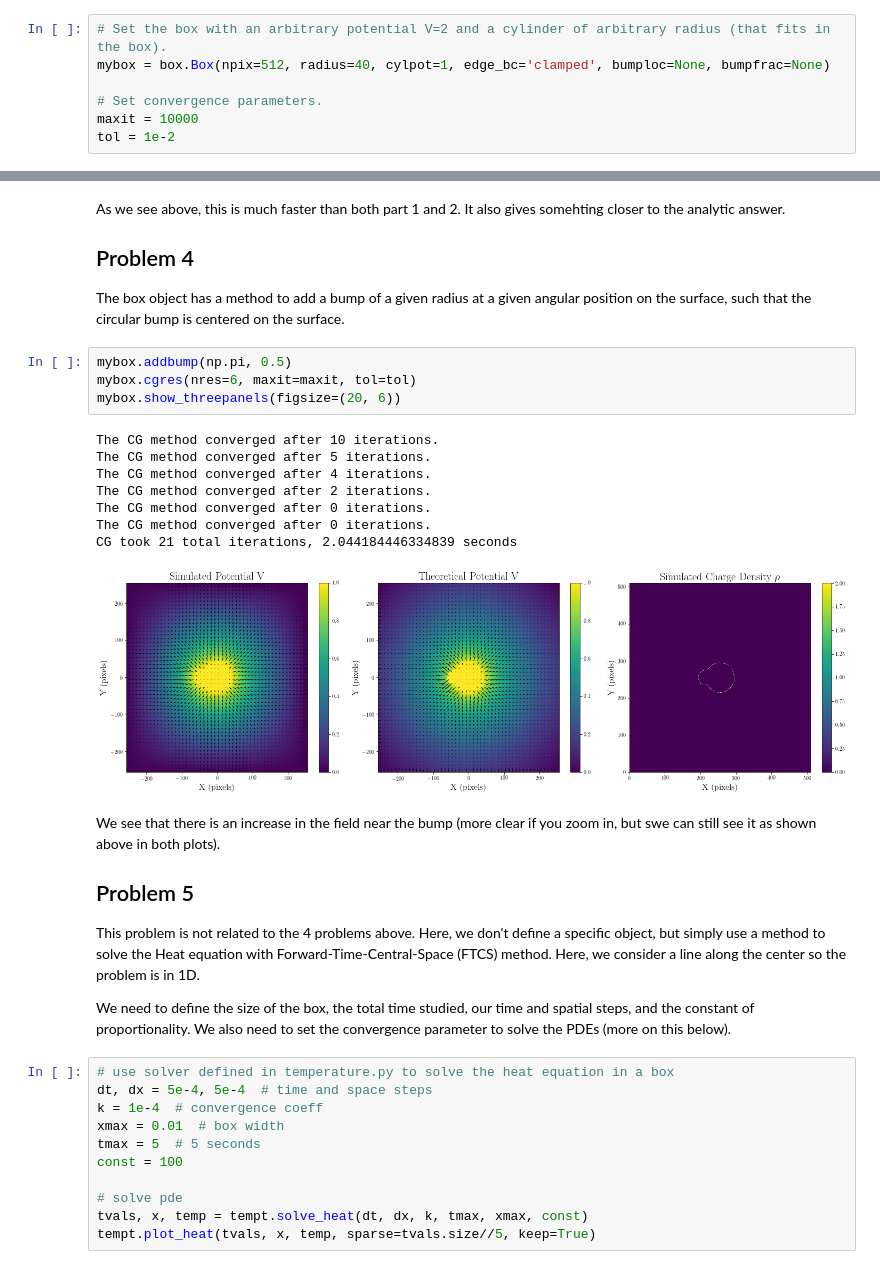
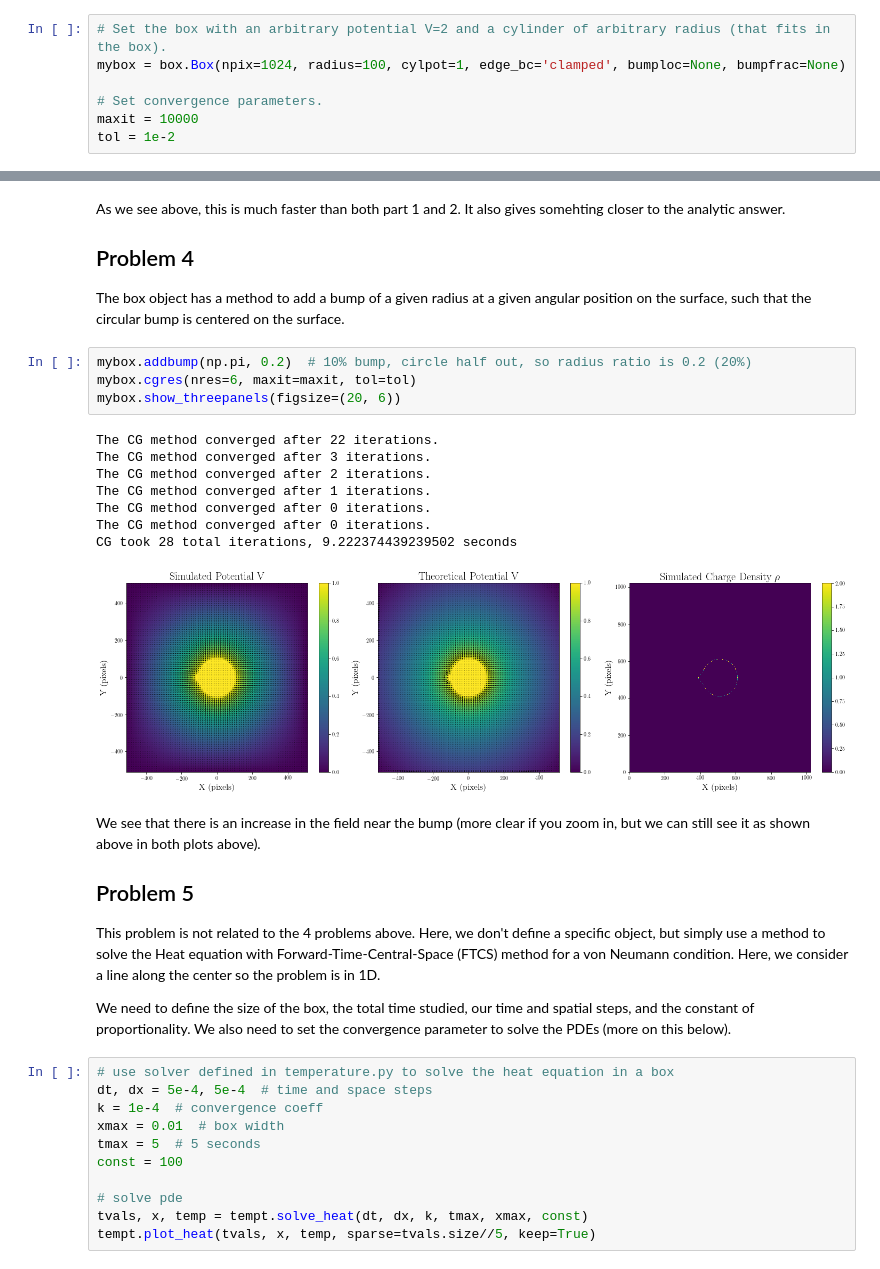
Before and after one commit to tomvandal/phys512, a Jupyter notebook: assignments/ps5/ps5.ipynb, the cells around one changed output, grey strips where cells are left out. Cells and saved outputs as stored; diff of their text form.

```diff
--- a/assignments/ps5/ps5.ipynb
+++ b/assignments/ps5/ps5.ipynb
@@ -14,6 +14,6 @@ We first initialize a box that we will use for problems 1 to 4. We can also set
 # %%
 # Set the box with an arbitrary potential V=2 and a cylinder of arbitrary radius (that fits in the box).
-mybox = box.Box(npix=512, radius=40, cylpot=1, edge_bc='clamped', bumploc=None, bumpfrac=None)
+mybox = box.Box(npix=1024, radius=100, cylpot=1, edge_bc='clamped', bumploc=None, bumpfrac=None)
 
 # Set convergence parameters.
 maxit = 10000
@@ -73,23 +73,23 @@ As we see above, this is much faster than both part 1 and 2. It also gives someh
 ## Problem 4
 The box object has a method to add a bump of a given radius at a given angular position on the surface, such that the circular bump is centered on the surface.
 # %%
-mybox.addbump(np.pi, 0.5)
+mybox.addbump(np.pi, 0.2)  # 10% bump, circle half out, so radius ratio is 0.2 (20%)
 mybox.cgres(nres=6, maxit=maxit, tol=tol)
 mybox.show_threepanels(figsize=(20, 6))
 # %% [output]
-The CG method converged after 10 iterations.
-The CG method converged after 5 iterations.
-The CG method converged after 4 iterations.
+The CG method converged after 22 iterations.
+The CG method converged after 3 iterations.
 The CG method converged after 2 iterations.
+The CG method converged after 1 iterations.
 The CG method converged after 0 iterations.
 The CG method converged after 0 iterations.
-CG took 21 total iterations, 2.044184446334839 seconds
+CG took 28 total iterations, 9.222374439239502 seconds
-[figure, old version]
+[figure, new version]
 # %% [markdown]
-We see that there is an increase in the field near the bump (more clear if you zoom in, but swe can still see it as shown above in both plots).
+We see that there is an increase in the field near the bump (more clear if you zoom in, but we can still see it as shown above in both plots above).
 
 ## Problem 5
-This problem is not related to the 4 problems above. Here, we don't define a specific object, but simply use a method to solve the Heat equation with Forward-Time-Central-Space (FTCS) method. Here, we consider a line along the center so the problem is in 1D.
+This problem is not related to the 4 problems above. Here, we don't define a specific object, but simply use a method to solve the Heat equation with Forward-Time-Central-Space (FTCS) method for a von Neumann condition. Here, we consider a line along the center so the problem is in 1D.
 
 We need to define the size of the box, the total time studied, our time and spatial steps, and the constant of proportionality. We also need to set the convergence parameter to solve the PDEs (more on this below).
 # %%
```
Also changed, not shown: parts of 6 cells of this notebook, 3 other files.
